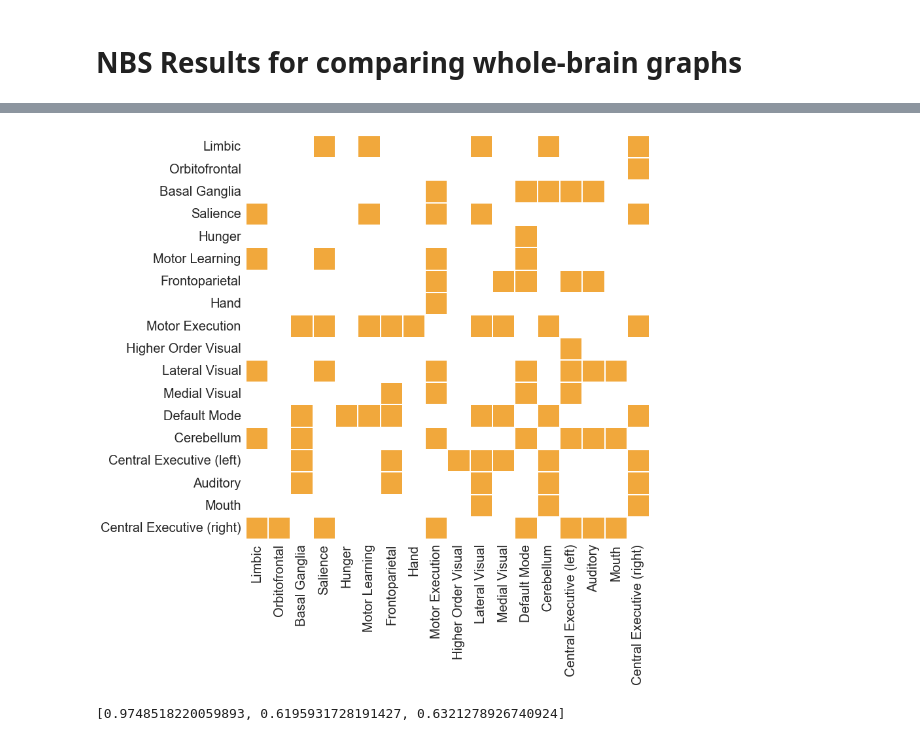
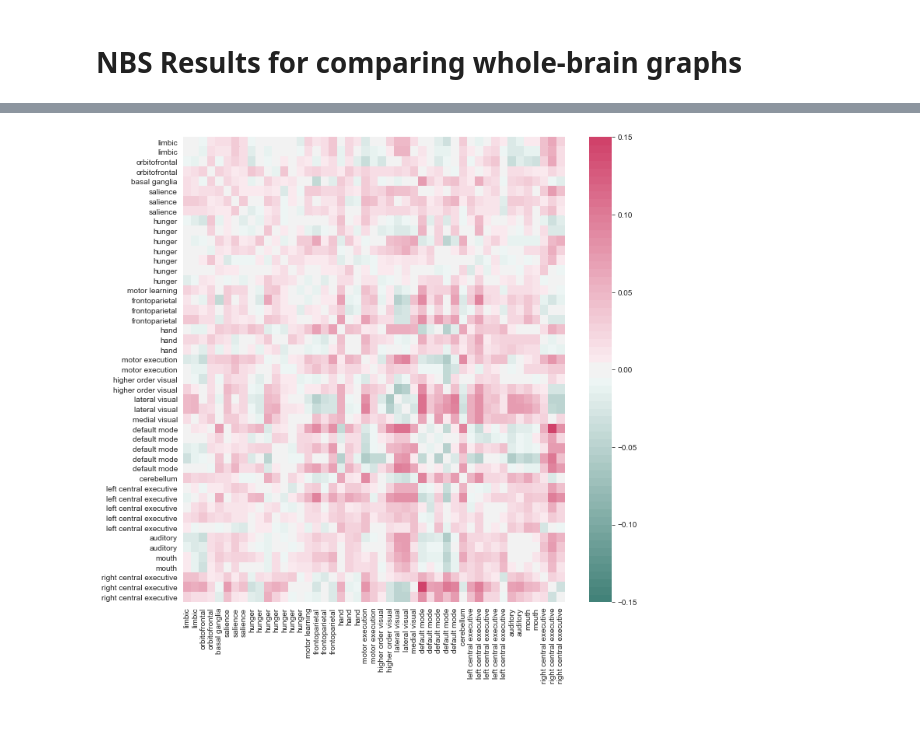
Before and after one commit to 62442katieb/IDConn, a Jupyter notebook: figures!.ipynb, the cells around one changed output, grey strips where cells are left out. Cells and saved outputs as stored; diff of their text form; code cells hidden in the pictures.

```diff
--- a/figures!.ipynb
+++ b/figures!.ipynb
@@ -18,6 +16,8 @@ df_ladies = df[df['Sex'] == 'F']
 df_ladies = df_ladies.drop('Sex', axis=1)
 df_dudes = df[df['Sex'] == 'M']
 df_dudes = df_dudes.drop('Sex', axis=1)
+# %%
+subjects = df.index.values
 # %%
 labels = ['Limbic', 'Orbitofrontal', 'Basal Ganglia', 'Salience', 'Hunger',
           'Motor Learning', 'Frontoparietal', 'Hand', 'Motor Execution', 'Higher Order Visual',
@@ -197 +251,24 @@ gen_gt_phy_cmap = [hustle[0],hustle[1]]
+# %%
+corrmats = {'phy': np.zeros((18,18)),
+            'gen': np.zeros((18,18))}
+conditions = ['gen', 'phy']
+
+#Get average correlation maps per condition
+for subject in subjects:
+    for condition in conditions:
+        subj_corrmat = np.genfromtxt('{0}/out/{1}-{2}-corrmat.csv'.format(data_dir, subject, condition), delimiter=' ')
+        corrmats[condition] = corrmats[condition] + subj_corrmat
+
+corrmats_r = {'phy': np.zeros((47,47)),
+              'gen': np.zeros((47,47))}
+
+#Get average correlation maps per condition
+for subject in subjects:
+    if subject != 321:
+        if subject != 618:
+            for condition in conditions:
+                corrmat = pd.read_csv('{0}/out/{1}-{2}-corrmat-regionwise.csv'.format(data_dir, subject, condition),
+                                      header=0, index_col=0)
+                subj_corrmat = corrmat.values
+                corrmats_r[condition] = corrmats_r[condition] + subj_corrmat
 # %%
@@ -209,11 +276,0 @@ corrfigsize = (20,20)
-# %%
-fig,ax = plt.subplots(figsize=(12,12), squeeze=False)
-ax =sns.heatmap(gen_gt_phy, vmin=0, vmax=1, cmap=gen_white, linewidths=1,
-                 cbar=False)
-ax.set_yticklabels(labels, fontdict=corrfonty,clip_on=False)
-ax.set_xticklabels(labels, fontdict=corrfontx, clip_on=True)
-plt.tight_layout()
-
-fig.savefig('/Users/Katie/Dropbox/Projects/physics-retrieval/figures/gen-gt-phy_all_students.png', dpi=300)
-# %% [output]
-[figure, removed]
@@ -223,4 +277,11 @@ m_gen_gt_phy = pd.read_csv(join(data_dir, 'm_gen-gt-phy_comp_adj_[0.045].csv'),
-# %%
-hsluv.hsluv_to_rgb([10.25, 89.10737751991643, 74.25289201147227])
-# %% [output]
-[0.9748518220059893, 0.6195931728191427, 0.6321278926740924]
+# %%
+diff_r = (corrmats_r['gen'] - corrmats_r['phy']) / 105
+diff = (corrmats['gen'] - corrmats['phy']) / 107
+# %%
+fig,axes = plt.subplots(nrows=1, ncols=1, figsize=(11, 11))
+#g = sns.clustermap(diff, xticklabels=ntwk_labels, yticklabels=ntwk_labels,
+#                   vmin=-0.15, vmax=0.15, cmap=hustler)
+g = sns.heatmap(diff_r, xticklabels=regn_labels, yticklabels=regn_labels,
+                   vmin=-0.15, vmax=0.15, cmap=hustler)
+# %% [output]
+[figure, added]
```
Also changed, not shown: parts of 42 cells of this notebook, 5 other files.
